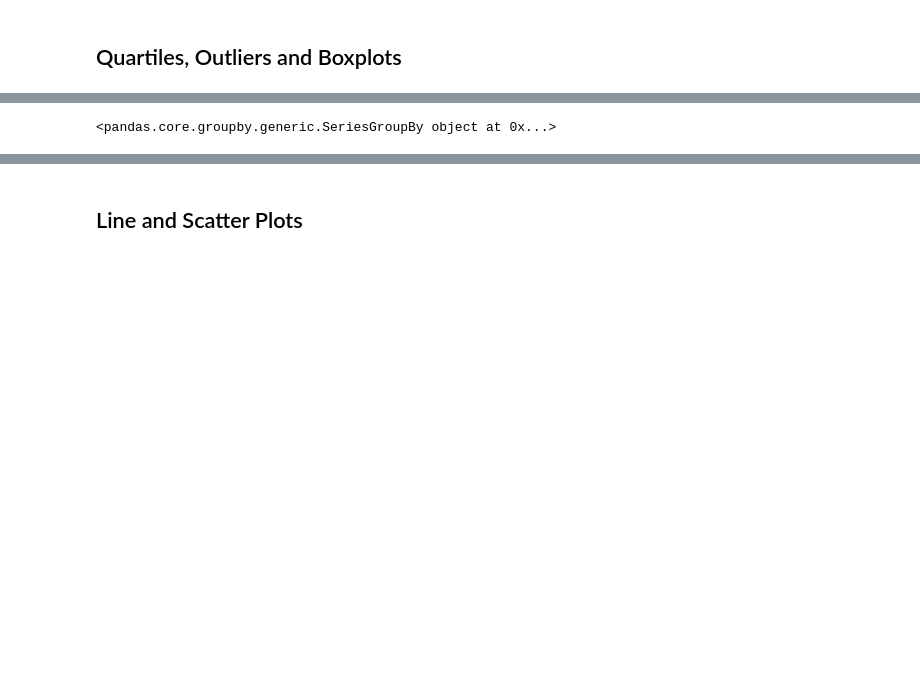
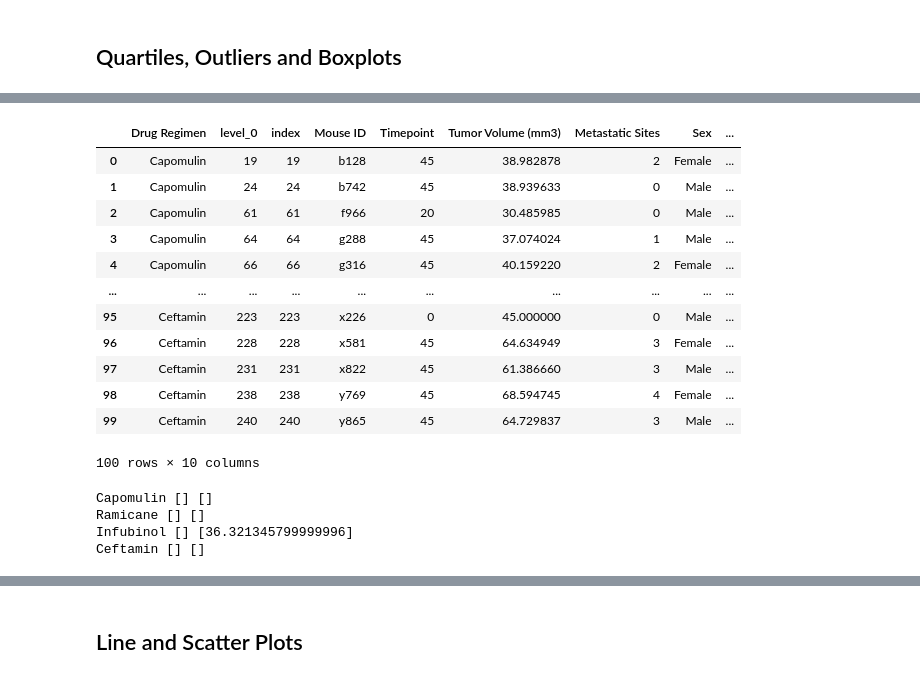
Before and after one commit to jdstrode/Matplotlib-Challenge, a Jupyter notebook: Pymaceuticals/pymaceuticals.ipynb, the cells around one changed output, grey strips where cells are left out. Drawn from its saved outputs; the diff is of its cells as text; code cells hidden in the pictures; blank space fills up the shorter version.

```diff
--- a/Pymaceuticals/pymaceuticals.ipynb
+++ b/Pymaceuticals/pymaceuticals.ipynb
@@ -306,13 +282,7 @@ Name: Timepoint, dtype: int64
 # %%
-#JD NOTE - REFERENCE DAY 3 FOR BELOW
-
 # Calculate the final tumor volume of each mouse across four of the treatment regimens:
 # Capomulin, Ramicane, Infubinol, and Ceftamin
 
-
 # Start by getting the last (greatest) timepoint for each mouse
-
-
-# Merge this group df with the original dataframe to get the tumor volume at the last timepoint
+maxvalue = clean_df.groupby(["Mouse ID"])['Timepoint'].max()
+maxvalue = maxvalue.reset_index()
-# %% [output]
-<pandas.core.groupby.generic.SeriesGroupBy object at 0x...>
@@ -319,3 +294,22 @@ Name: Timepoint, dtype: int64
+# %%
+sample_drugs = ['Capomulin', 'Ramicane', 'Infubinol', 'Ceftamin']
+
+tumorresults = sortbydrug.loc[(sample_drugs)].reset_index()
+tumorresults
+# %% [output]
+|  | Drug Regimen | level_0 | index | Mouse ID | Timepoint | Tumor Volume (mm3) | Metastatic Sites | Sex | ... |
+| 0 | Capomulin | 19 | 19 | b128 | 45 | 38.982878 | 2 | Female | ... |
+| 1 | Capomulin | 24 | 24 | b742 | 45 | 38.939633 | 0 | Male | ... |
+| 2 | Capomulin | 61 | 61 | f966 | 20 | 30.485985 | 0 | Male | ... |
+| 3 | Capomulin | 64 | 64 | g288 | 45 | 37.074024 | 1 | Male | ... |
+| 4 | Capomulin | 66 | 66 | g316 | 45 | 40.159220 | 2 | Female | ... |
+| ... | ... | ... | ... | ... | ... | ... | ... | ... | ... |
+| 95 | Ceftamin | 223 | 223 | x226 | 0 | 45.000000 | 0 | Male | ... |
+| 96 | Ceftamin | 228 | 228 | x581 | 45 | 64.634949 | 3 | Female | ... |
+| 97 | Ceftamin | 231 | 231 | x822 | 45 | 61.386660 | 3 | Male | ... |
+| 98 | Ceftamin | 238 | 238 | y769 | 45 | 68.594745 | 4 | Female | ... |
+| 99 | Ceftamin | 240 | 240 | y865 | 45 | 64.729837 | 3 | Male | ... |
+100 rows × 10 columns
 # %%
 # Put treatments into a list for for loop (and later for plot labels)
 
@@ -344,2 +332,21 @@ Name: Timepoint, dtype: int64
+# %%
+for key, value in tumor_volumes.items():
+
+    quartiles = value.quantile([.25,.5,.75])
+    lowerq = quartiles[0.25]
+    upperq = quartiles[0.75]
+    iqr = upperq-lowerq
+
+    lower_bound = lowerq - (1.5*iqr)
+    upper_bound = upperq + (1.5*iqr)
+
+    lower_outliers = [v for v in value.tolist() if v < lower_bound]
+    upper_outliers = [v for v in value.tolist() if v > upper_bound]
+    print(key, upper_outliers, lower_outliers)
+# %% [output]
+Capomulin [] []
+Ramicane [] []
+Infubinol [] [36.321345799999996]
+Ceftamin [] []
 # %%
 # Generate a box plot of the final tumor volume of each mouse across four regimens of interest
```
Also changed, not shown: parts of 18 cells of this notebook.
